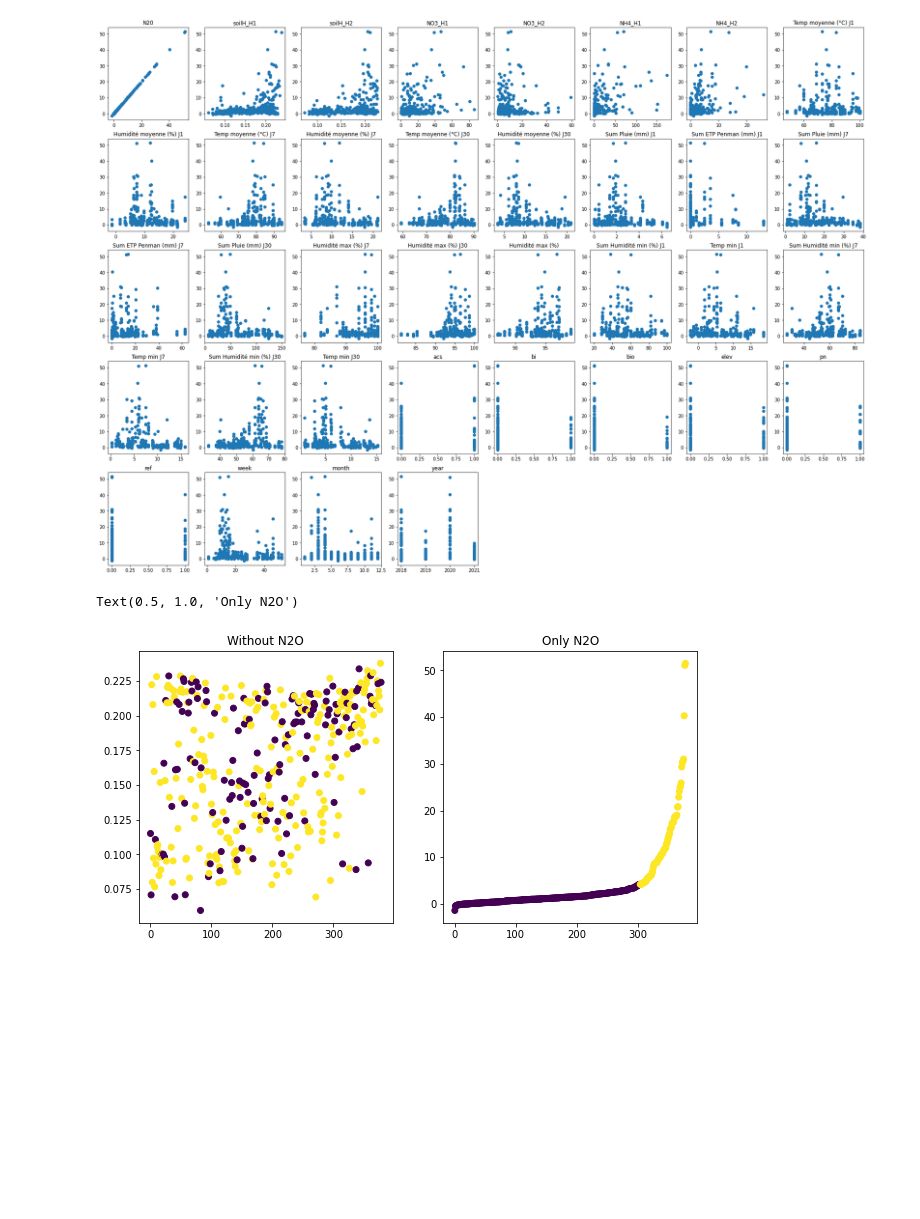
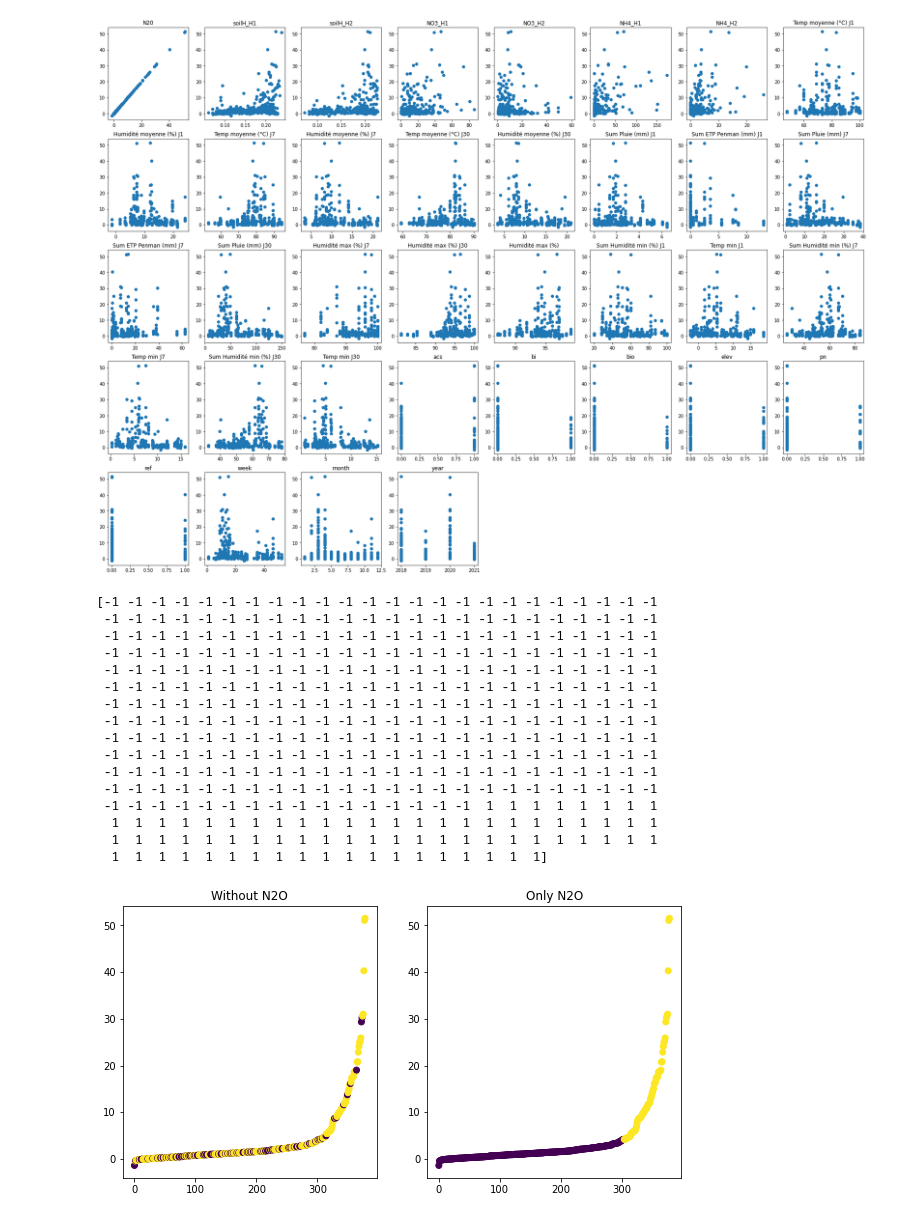
Before and after one commit to drylse/fil_rouge, a Jupyter notebook: OneClassSVM.ipynb, the cells around one changed output. Drawn from its saved outputs; the diff is of its cells as text; code cells hidden in the pictures; blank space fills up the shorter version.

```diff
--- a/OneClassSVM.ipynb
+++ b/OneClassSVM.ipynb
@@ -4,6 +4,7 @@
 import pandas as pd
 import numpy as np
 
-data = pd.read_csv("./data_pretraite_svm.csv", sep=';', index_col = 0)
+data = pd.read_csv("./Output/data_pretraite_svm.csv", sep=';', index_col = 0)
+data = data.sort_values( by = 'N20')
 data.head()
 # %% [output]
@@ -17,5 +18,7 @@ data.head()
 # %%
 X = data.copy()
+X = X.drop(X.columns[[1]], axis=1)
+X = X.drop(X.columns[[1]], axis=1)
 print(range(X.shape[1]))
 # print(X.columns[23])
 # X.isna().sum()
@@ -37,30 +40,49 @@ for i, name_c in enumerate(X.columns) :
 # %%
 from sklearn.svm import OneClassSVM
 
-train = X
-train = train.sort_values( by = 'N20')
+train = X.copy()
+
 y = train[train.columns[:1]]
 train = train[train.columns[1:]]
 
 
-clf = OneClassSVM(gamma= 'auto', nu = 0.2, kernel= 'rbf')
+clf = OneClassSVM(gamma= 'auto', nu = 0.5, kernel= 'rbf')
 clf.fit(train)
 Z = clf.predict(train)
 plt.figure(figsize=(10,5))
 plt.subplot(1,2,1)
-plt.scatter(range(len(train[train.columns[:1]])),train[train.columns[:1]], c= Z)
+# plt.scatter(range(len(train[train.columns[:1]])),train[train.columns[:1]], c= Z)
+plt.scatter(range(len(y)),y, c= Z)
+
 plt.title("Without N2O")
 
 
 clf_y = OneClassSVM(gamma= 'auto', nu = 0.8, kernel= 'linear')
 clf_y.fit(y)
 Z_y = clf_y.predict(y)
 plt.subplot(1,2,2)
 plt.scatter(range(len(y)),y, c= Z_y)
 plt.title("Only N2O")
+
+print(Z_y) # Z_y + Date + Bande
 # %% [output]
-Text(0.5, 1.0, 'Only N2O')
+[-1 -1 -1 -1 -1 -1 -1 -1 -1 -1 -1 -1 -1 -1 -1 -1 -1 -1 -1 -1 -1 -1 -1 -1
+ -1 -1 -1 -1 -1 -1 -1 -1 -1 -1 -1 -1 -1 -1 -1 -1 -1 -1 -1 -1 -1 -1 -1 -1
+ -1 -1 -1 -1 -1 -1 -1 -1 -1 -1 -1 -1 -1 -1 -1 -1 -1 -1 -1 -1 -1 -1 -1 -1
+ -1 -1 -1 -1 -1 -1 -1 -1 -1 -1 -1 -1 -1 -1 -1 -1 -1 -1 -1 -1 -1 -1 -1 -1
+ -1 -1 -1 -1 -1 -1 -1 -1 -1 -1 -1 -1 -1 -1 -1 -1 -1 -1 -1 -1 -1 -1 -1 -1
+ -1 -1 -1 -1 -1 -1 -1 -1 -1 -1 -1 -1 -1 -1 -1 -1 -1 -1 -1 -1 -1 -1 -1 -1
+ -1 -1 -1 -1 -1 -1 -1 -1 -1 -1 -1 -1 -1 -1 -1 -1 -1 -1 -1 -1 -1 -1 -1 -1
+ -1 -1 -1 -1 -1 -1 -1 -1 -1 -1 -1 -1 -1 -1 -1 -1 -1 -1 -1 -1 -1 -1 -1 -1
+ -1 -1 -1 -1 -1 -1 -1 -1 -1 -1 -1 -1 -1 -1 -1 -1 -1 -1 -1 -1 -1 -1 -1 -1
+ -1 -1 -1 -1 -1 -1 -1 -1 -1 -1 -1 -1 -1 -1 -1 -1 -1 -1 -1 -1 -1 -1 -1 -1
+ -1 -1 -1 -1 -1 -1 -1 -1 -1 -1 -1 -1 -1 -1 -1 -1 -1 -1 -1 -1 -1 -1 -1 -1
+ -1 -1 -1 -1 -1 -1 -1 -1 -1 -1 -1 -1 -1 -1 -1 -1 -1 -1 -1 -1 -1 -1 -1 -1
+ -1 -1 -1 -1 -1 -1 -1 -1 -1 -1 -1 -1 -1 -1 -1 -1  1  1  1  1  1  1  1  1
+  1  1  1  1  1  1  1  1  1  1  1  1  1  1  1  1  1  1  1  1  1  1  1  1
+  1  1  1  1  1  1  1  1  1  1  1  1  1  1  1  1  1  1  1  1  1  1  1  1
+  1  1  1  1  1  1  1  1  1  1  1  1  1  1  1  1  1  1  1]
-[figure, old version]
+[figure, new version]
 # %%
 Z = clf.predict(train)
 Z = Z.reshape(-1,1)
```
Also changed, not shown: parts of 4 cells of this notebook, 3 other files.
